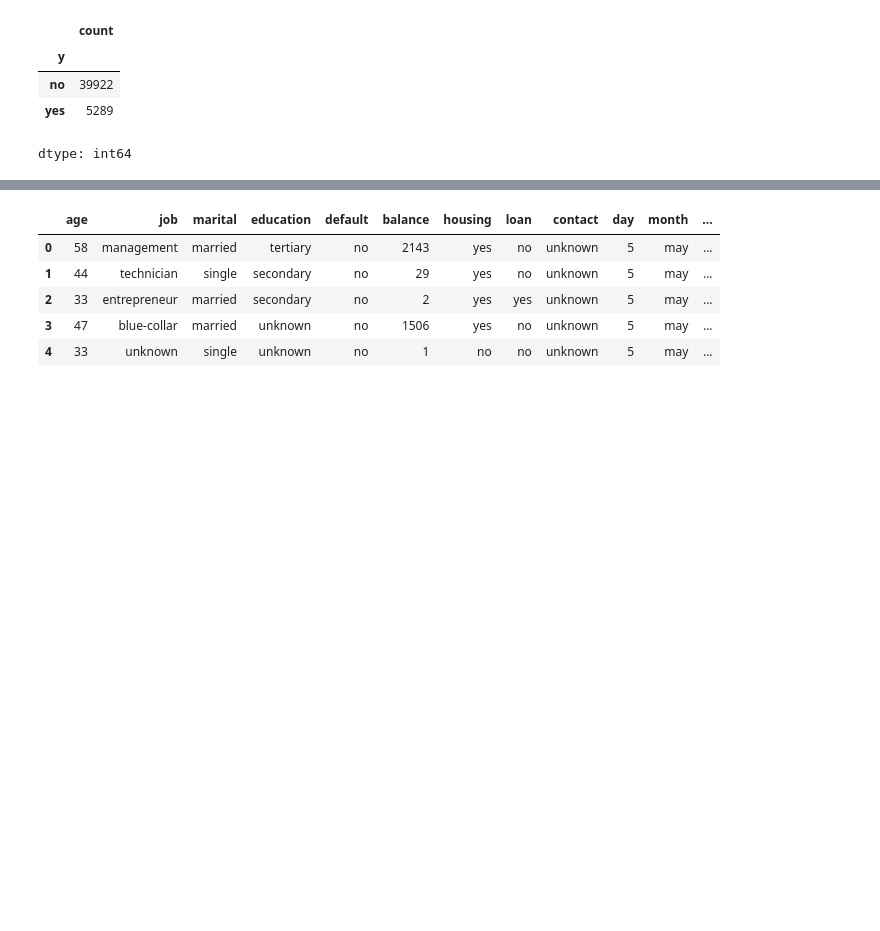
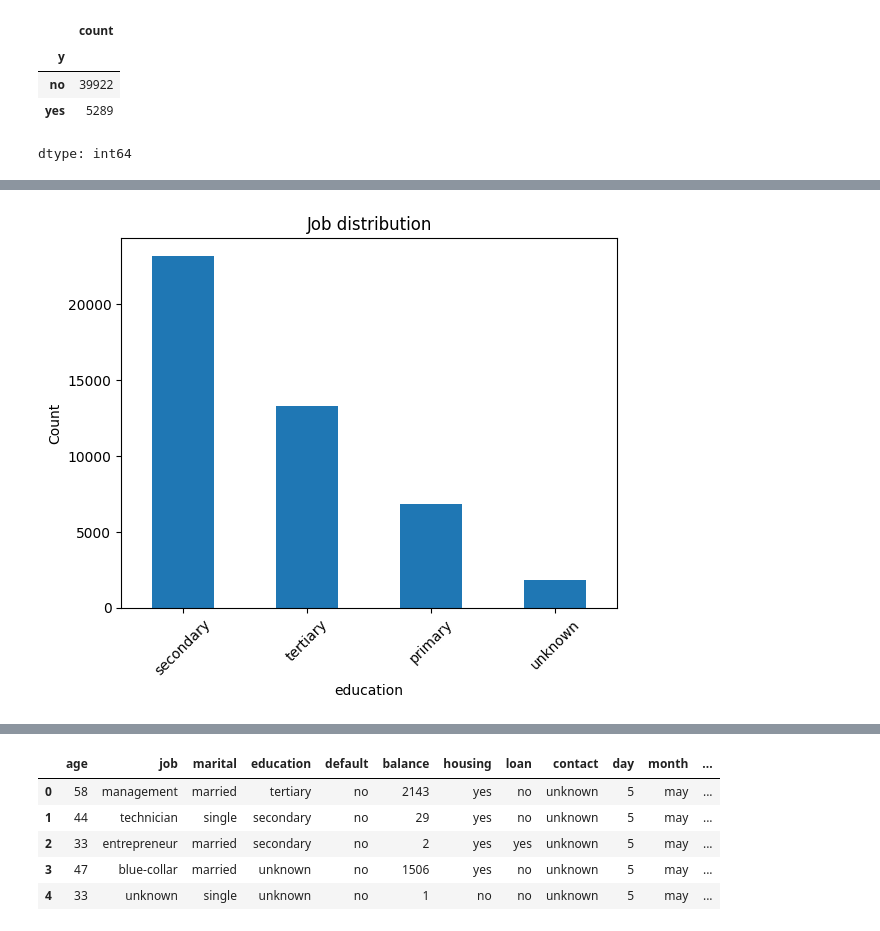
Before and after one commit to sana-k6/BankMarketingDataset, a Jupyter notebook: BankMarketing.ipynb, the cells around one changed output, grey strips where cells are left out. Cells and saved outputs as stored; diff of their text form; code cells hidden in the pictures; blank space fills up the shorter version.

```diff
--- a/BankMarketing.ipynb
+++ b/BankMarketing.ipynb
@@ -70,0 +81,8 @@ dtype: int64
+# %%
+data["education"].value_counts().plot(kind="bar")
+plt.title("Job distribution")
+plt.ylabel("Count")
+plt.xticks(rotation=45)
+plt.show()
+# %% [output]
+[figure, added]
```
Also changed, not shown: parts of 49 cells of this notebook.
